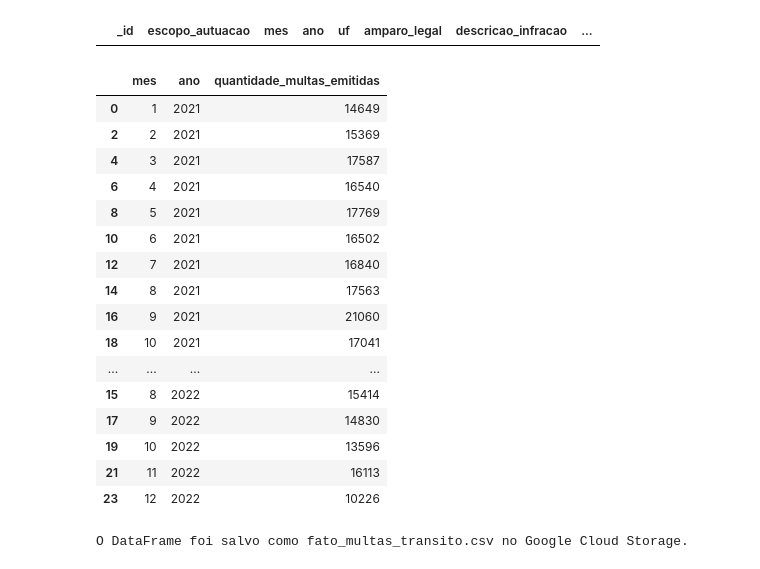
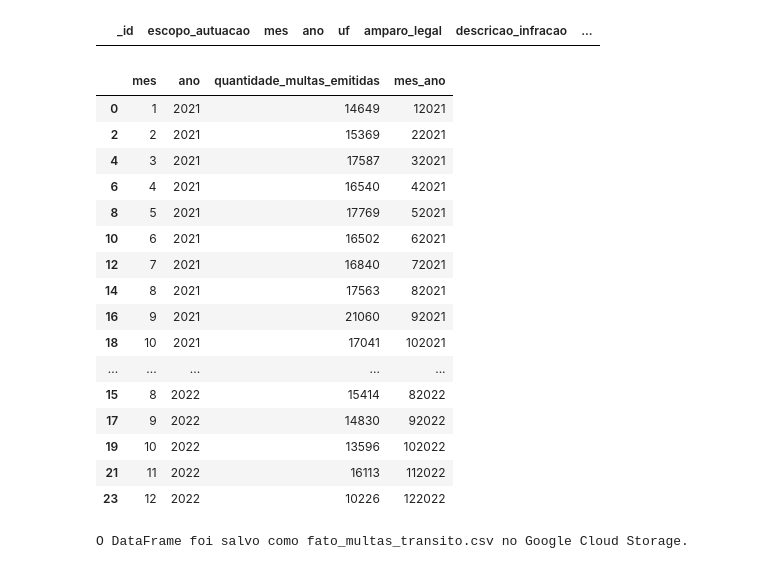
Before and after one commit to BeatrizMalengo/builderscase, a Jupyter notebook: fato_multas_transito.ipynb, the cells around one changed output. Cells and saved outputs as stored; diff of their text form; code cells hidden in the pictures.

```diff
--- a/fato_multas_transito.ipynb
+++ b/fato_multas_transito.ipynb
@@ -122,50 +122,53 @@ mapa_meses = {
     'SETEMBRO': 9,
     'OUTUBRO': 10,
     'NOVEMBRO': 11,
     'DEZEMBRO': 12
 }
 
 # Padronização dos valores da coluna 'mes' para maiúsculas e remoção de espaços extras
 df_multas_transito['mes'] = df_multas_transito['mes'].astype(str).str.upper().str.strip()
 
 # Aplicação do mapeamento à coluna 'mes' do DataFrame
 df_multas_transito['mes'] = df_multas_transito['mes'].map(mapa_meses)
 
 # Extrair o mês e o ano da coluna 'mes' e 'ano'
 df_multas_transito['mes'] = pd.to_numeric(df_multas_transito['mes'], errors='coerce')
 df_multas_transito['ano'] = pd.to_numeric(df_multas_transito['ano'], errors='coerce')
 
 df_multas_transito['quantidade_autos'] = df_multas_transito['quantidade_autos'].astype(int)
 
 # Agrupar os dados por mês/ano e calcular a quantidade total de multas de trânsito
 df_multas_agregado = df_multas_transito.groupby(['mes', 'ano']).agg({'quantidade_autos': 'sum'}).reset_index()
 
 # Renomear a coluna de quantidade de multas para o nome desejado na tabela fato
 df_multas_agregado = df_multas_agregado.rename(columns={'quantidade_autos': 'quantidade_multas_emitidas'})
 
+# Cria a coluna 'mes_ano' combinando as colunas 'mes' e 'ano'
+df_multas_agregado['mes_ano'] = df_multas_agregado['mes'].astype(str) + df_multas_agregado['ano'].astype(str)
+
 # Ordenar o DataFrame final pela coluna "ano"
 df_multas_agregado = df_multas_agregado.sort_values(['ano','mes'])
 
 # Visualizar a tabela fato das multas de trânsito
 df_multas_agregado
 # %% [output]
-|  | mes | ano | quantidade_multas_emitidas |
-| 0 | 1 | 2021 | 14649 |
-| 2 | 2 | 2021 | 15369 |
-| 4 | 3 | 2021 | 17587 |
-| 6 | 4 | 2021 | 16540 |
-| 8 | 5 | 2021 | 17769 |
-| 10 | 6 | 2021 | 16502 |
-| 12 | 7 | 2021 | 16840 |
-| 14 | 8 | 2021 | 17563 |
-| 16 | 9 | 2021 | 21060 |
-| 18 | 10 | 2021 | 17041 |
-| ... | ... | ... | ... |
-| 15 | 8 | 2022 | 15414 |
-| 17 | 9 | 2022 | 14830 |
-| 19 | 10 | 2022 | 13596 |
-| 21 | 11 | 2022 | 16113 |
-| 23 | 12 | 2022 | 10226 |
+|  | mes | ano | quantidade_multas_emitidas | mes_ano |
+| 0 | 1 | 2021 | 14649 | 12021 |
+| 2 | 2 | 2021 | 15369 | 22021 |
+| 4 | 3 | 2021 | 17587 | 32021 |
+| 6 | 4 | 2021 | 16540 | 42021 |
+| 8 | 5 | 2021 | 17769 | 52021 |
+| 10 | 6 | 2021 | 16502 | 62021 |
+| 12 | 7 | 2021 | 16840 | 72021 |
+| 14 | 8 | 2021 | 17563 | 82021 |
+| 16 | 9 | 2021 | 21060 | 92021 |
+| 18 | 10 | 2021 | 17041 | 102021 |
+| ... | ... | ... | ... | ... |
+| 15 | 8 | 2022 | 15414 | 82022 |
+| 17 | 9 | 2022 | 14830 | 92022 |
+| 19 | 10 | 2022 | 13596 | 102022 |
+| 21 | 11 | 2022 | 16113 | 112022 |
+| 23 | 12 | 2022 | 10226 | 122022 |
 # %%
 def save_dataframe_to_gcs(dataframe, bucket_name, file_name, project_id, credentials_path):
     # Carrega as credenciais
```
